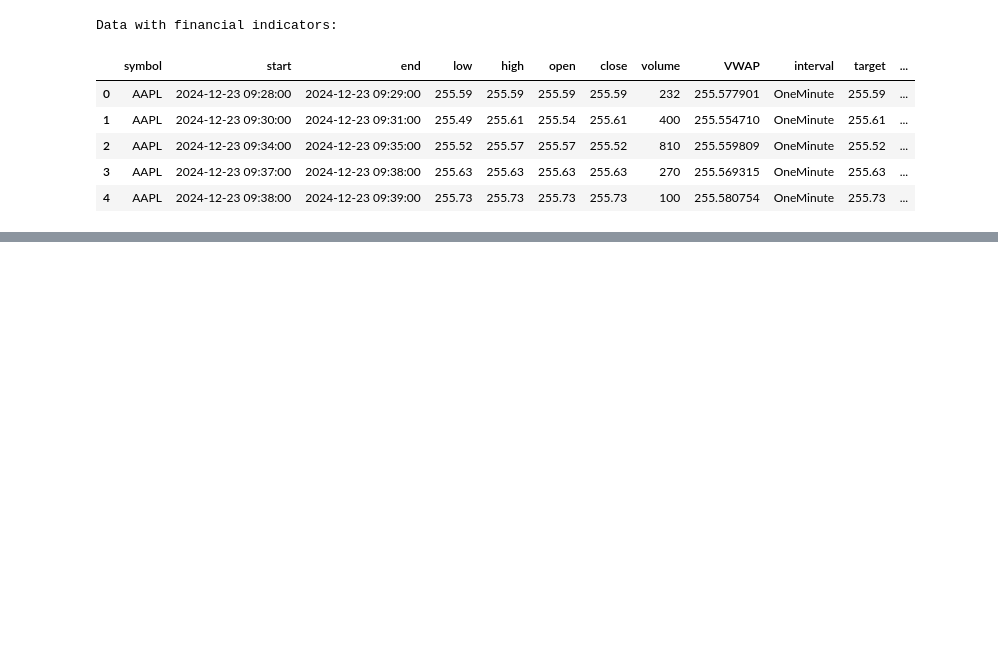
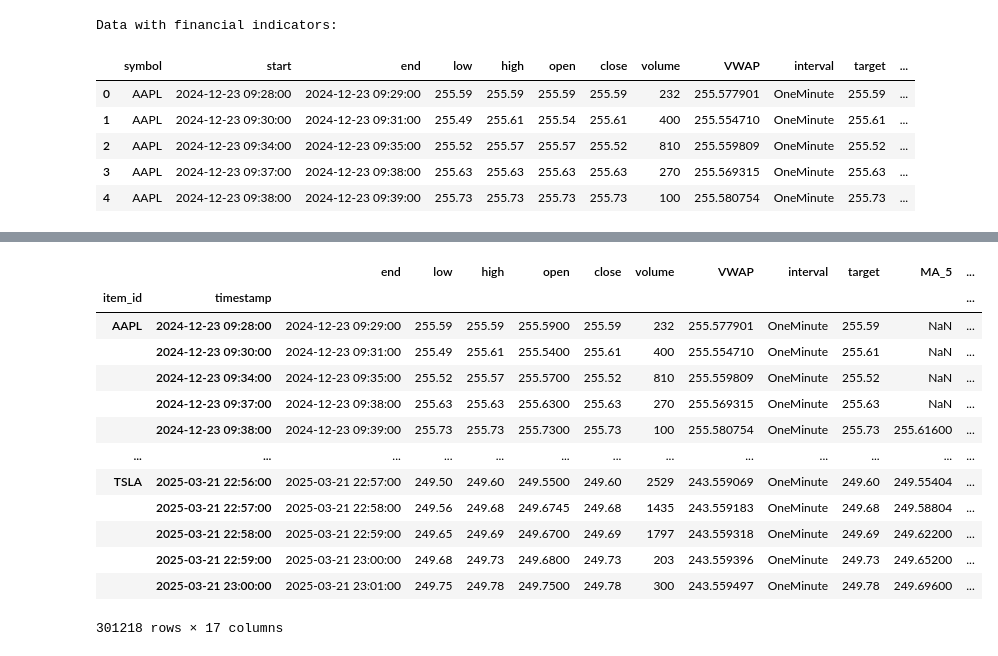
Before and after one commit to yaloo88/QuestradeCustomWrapper, a Jupyter notebook: notebooks/AutoGluon Time Series - Forecasting Quick Start.ipynb, the cells around one changed output, grey strips where cells are left out. Cells and saved outputs as stored; diff of their text form; code cells hidden in the pictures; blank space fills up the shorter version.

```diff
--- a/notebooks/AutoGluon Time Series - Forecasting Quick Start.ipynb
+++ b/notebooks/AutoGluon Time Series - Forecasting Quick Start.ipynb
@@ -230,3 +312,20 @@ Training data sample:
+# %%
+train_data
+# %% [output]
+|  |  | end | low | high | open | close | volume | VWAP | interval | target | MA_5 | ... |
+| item_id | timestamp |  |  |  |  |  |  |  |  |  |  | ... |
+| AAPL | 2024-12-23 09:28:00 | 2024-12-23 09:29:00 | 255.59 | 255.59 | 255.5900 | 255.59 | 232 | 255.577901 | OneMinute | 255.59 | NaN | ... |
+|  | 2024-12-23 09:30:00 | 2024-12-23 09:31:00 | 255.49 | 255.61 | 255.5400 | 255.61 | 400 | 255.554710 | OneMinute | 255.61 | NaN | ... |
+|  | 2024-12-23 09:34:00 | 2024-12-23 09:35:00 | 255.52 | 255.57 | 255.5700 | 255.52 | 810 | 255.559809 | OneMinute | 255.52 | NaN | ... |
+|  | 2024-12-23 09:37:00 | 2024-12-23 09:38:00 | 255.63 | 255.63 | 255.6300 | 255.63 | 270 | 255.569315 | OneMinute | 255.63 | NaN | ... |
+|  | 2024-12-23 09:38:00 | 2024-12-23 09:39:00 | 255.73 | 255.73 | 255.7300 | 255.73 | 100 | 255.580754 | OneMinute | 255.73 | 255.61600 | ... |
+| ... | ... | ... | ... | ... | ... | ... | ... | ... | ... | ... | ... | ... |
+| TSLA | 2025-03-21 22:56:00 | 2025-03-21 22:57:00 | 249.50 | 249.60 | 249.5500 | 249.60 | 2529 | 243.559069 | OneMinute | 249.60 | 249.55404 | ... |
+|  | 2025-03-21 22:57:00 | 2025-03-21 22:58:00 | 249.56 | 249.68 | 249.6745 | 249.68 | 1435 | 243.559183 | OneMinute | 249.68 | 249.58804 | ... |
+|  | 2025-03-21 22:58:00 | 2025-03-21 22:59:00 | 249.65 | 249.69 | 249.6700 | 249.69 | 1797 | 243.559318 | OneMinute | 249.69 | 249.62200 | ... |
+|  | 2025-03-21 22:59:00 | 2025-03-21 23:00:00 | 249.68 | 249.73 | 249.6800 | 249.73 | 203 | 243.559396 | OneMinute | 249.73 | 249.65200 | ... |
+|  | 2025-03-21 23:00:00 | 2025-03-21 23:01:00 | 249.75 | 249.78 | 249.7500 | 249.78 | 300 | 243.559497 | OneMinute | 249.78 | 249.69600 | ... |
+301218 rows × 17 columns
 # %%
 test_data
 # %% [output]
```
Also changed, not shown: parts of 8 cells of this notebook, 39 other files.
